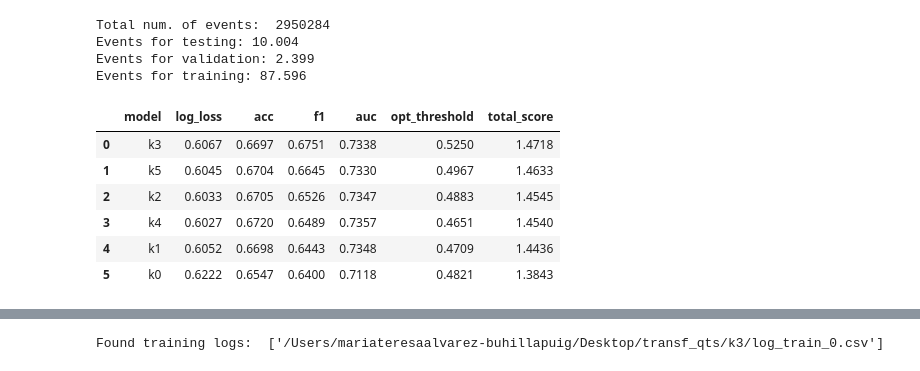
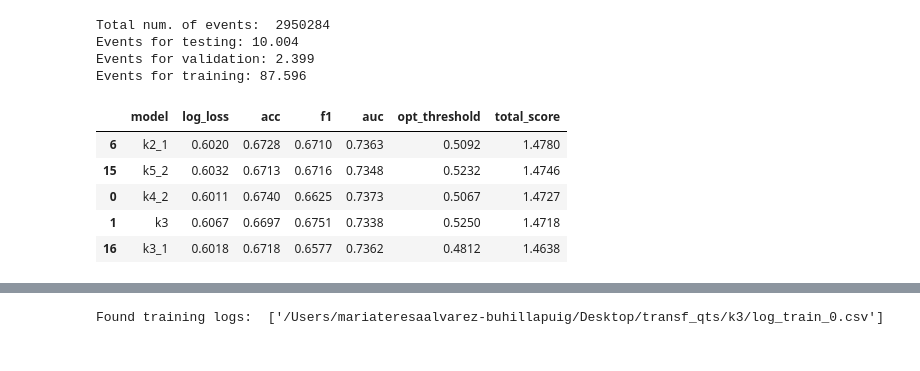
Before and after one commit to inakierregueab/WatChMaL, a Jupyter notebook: notebooks/time_as_channel/exploration_time.ipynb, the cells around one changed output, grey strips where cells are left out. Saved outputs shown, nothing was run; the diff lists cells and outputs as text; code cells hidden in the pictures.

```diff
--- a/notebooks/time_as_channel/exploration_time.ipynb
+++ b/notebooks/time_as_channel/exploration_time.ipynb
@@ -248,18 +279,23 @@ for mode in subfolders:
 # %%
 pd.set_option("display.precision", 4)
 df = pd.DataFrame(results)
 
 df['total_score'] = df.acc+df.f1+df.auc-df.log_loss
 
-df.sort_values(by='total_score', inplace=True, ascending=False)
-df = df[['model', 'log_loss', 'acc', 'f1', 'auc', 'opt_threshold', 'total_score']].reset_index(drop=True)
+df = df[['model', 'log_loss', 'acc', 'f1', 'auc', 'opt_threshold', 'total_score']]
 
-df.head(len(subfolders))
+#df['transf_depth'] = df.model.str.extract('(\d+)').astype(int)
+#df.drop(columns='model', inplace=True)
+df.sort_values(['total_score'], inplace=True, ascending=False)
+#df = df.reset_index(drop=True)
+#df = df.reset_index()
+#df.set_index(['transf_depth','index'], inplace=True)
+
+df.head()
 # %% [output]
 |  | model | log_loss | acc | f1 | auc | opt_threshold | total_score |
-| 0 | k3 | 0.6067 | 0.6697 | 0.6751 | 0.7338 | 0.5250 | 1.4718 |
-| 1 | k5 | 0.6045 | 0.6704 | 0.6645 | 0.7330 | 0.4967 | 1.4633 |
-| 2 | k2 | 0.6033 | 0.6705 | 0.6526 | 0.7347 | 0.4883 | 1.4545 |
-| 3 | k4 | 0.6027 | 0.6720 | 0.6489 | 0.7357 | 0.4651 | 1.4540 |
-| 4 | k1 | 0.6052 | 0.6698 | 0.6443 | 0.7348 | 0.4709 | 1.4436 |
-| 5 | k0 | 0.6222 | 0.6547 | 0.6400 | 0.7118 | 0.4821 | 1.3843 |
+| 6 | k2_1 | 0.6020 | 0.6728 | 0.6710 | 0.7363 | 0.5092 | 1.4780 |
+| 15 | k5_2 | 0.6032 | 0.6713 | 0.6716 | 0.7348 | 0.5232 | 1.4746 |
+| 0 | k4_2 | 0.6011 | 0.6740 | 0.6625 | 0.7373 | 0.5067 | 1.4727 |
+| 1 | k3 | 0.6067 | 0.6697 | 0.6751 | 0.7338 | 0.5250 | 1.4718 |
+| 16 | k3_1 | 0.6018 | 0.6718 | 0.6577 | 0.7362 | 0.4812 | 1.4638 |
```
Also changed, not shown: parts of 10 cells of this notebook, 1 other file.
